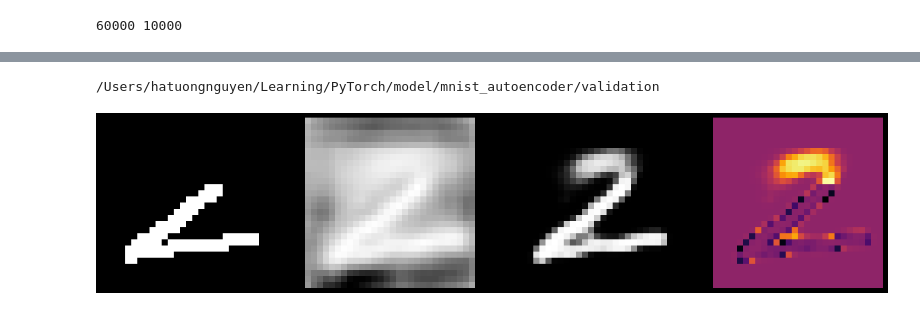
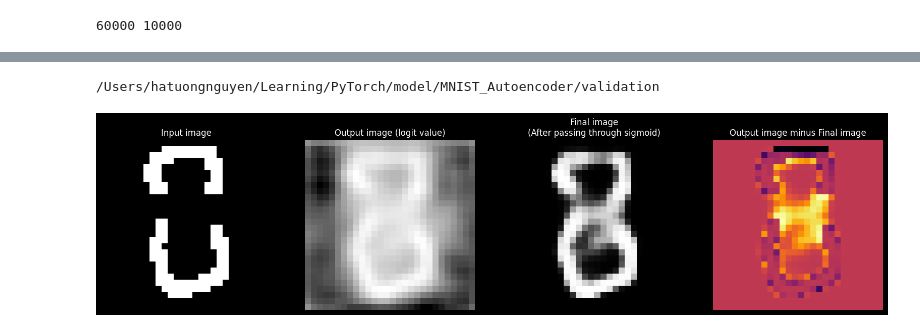
Before and after one commit to nguyenpanda/LearnPyTorch, a Jupyter notebook: model/MNIST_Autoencoder/autoencoder.ipynb, the cells around one changed output, grey strips where cells are left out. Drawn from its saved outputs; the diff is of its cells as text; code cells hidden in the pictures.

```diff
--- a/model/MNIST_Autoencoder/autoencoder.ipynb
+++ b/model/MNIST_Autoencoder/autoencoder.ipynb
@@ -279,6 +179,6 @@ KeyboardInterrupt:
 # %%
 print(MODEL_PATH)
 
-model_load = MyGodDamnModel().to(DEVICE)
+model_load = MNISTAutoencoder().to(DEVICE)
 model_load.load_state_dict(torch.load(MODEL_PATH / 'google_colab.pt', map_location=torch.device('cpu')))
 # %% [output]
@@ -339,68 +231,41 @@ tensor(-0.3271)
 # %%
 VALIDATION_PATH: Path = Path.cwd() / 'validation'
 print(VALIDATION_PATH)
-
-
-class ValidationDataset(Dataset):
-
-    def __init__(self, path: Path, transform):
-        self.path = path
-        self.list_img = list(path.glob('*.png'))
-        self.trans = transform
-
-    def __len__(self):
-        return len(self.list_img)
-
-    def __getitem__(self, item) -> torch.Tensor:
-        img = self.get_img(item)
-
-        _xy = np.random.randint(5, 15, size=(2,))  # TODO: Change
-        _wh = np.random.randint(7, 15, size=(2,))  # TODO: Change
-        _a = np.minimum(_xy + _wh, 27)
-
-        img[_xy[0]:_a[0], _xy[1]:_a[1]] = 0
-        return self.trans(img)
-
-    def get_img(self, item):
-        img_path = self.list_img[item]
-        img = plt.imread(img_path)
-        if img.ndim > 1:
-            img = img[..., 0]
-        return img
 # %% [output]
-/Users/hatuongnguyen/Learning/PyTorch/model/mnist_autoencoder/validation
+/Users/hatuongnguyen/Learning/PyTorch/model/MNIST_Autoencoder/validation
 # %%
-validation_dataset = ValidationDataset(VALIDATION_PATH, train_transform)
+validation_dataset = AutoencoderDirValidationDataset(VALIDATION_PATH, train_transform)
 # %%
-# img = validation_dataset[2].unsqueeze(dim=0)
-img = torch.tensor(plt.imread(
-    '/Users/hatuongnguyen/NguyenLibrary/florentino/demo/mnist/drawn_image.png'
-)).reshape(1, 1, 28, 28)
-
+idx = random.randint(0, len(validation_dataset) - 1)
+img = validation_dataset[idx].unsqueeze(dim=0)
 
 plt.figure(figsize=(20, 5))
 
 ax = plt.subplot(1, 4, 1)
 ax.imshow(img.squeeze().numpy(), cmap='gray')
 ax.axis('off')
+ax.set_title('Input image')
 
 ax = plt.subplot(1, 4, 2)
 model_load.eval()
 with torch.inference_mode():
     logit_img = model_load(img)
 ax.imshow(logit_img.squeeze().numpy(), cmap='gray')
 ax.axis('off')
+ax.set_title('Output image (logit value)')
 
 ax = plt.subplot(1, 4, 3)
 tar = torch.sigmoid(logit_img)
 ax.imshow(tar.squeeze().numpy(), cmap='gray')
 ax.axis('off')
+ax.set_title('Final image\n(After passing through sigmoid)')
 
 ax = plt.subplot(1, 4, 4)
 delta = tar - img
 ax.imshow(delta.squeeze().numpy(), cmap='inferno')
 ax.axis('off')
+ax.set_title('Output image minus Final image')
 
 plt.show()
 # %% [output]
-[figure, old version]
+[figure, new version]
```
Also changed, not shown: parts of 13 cells of this notebook.
